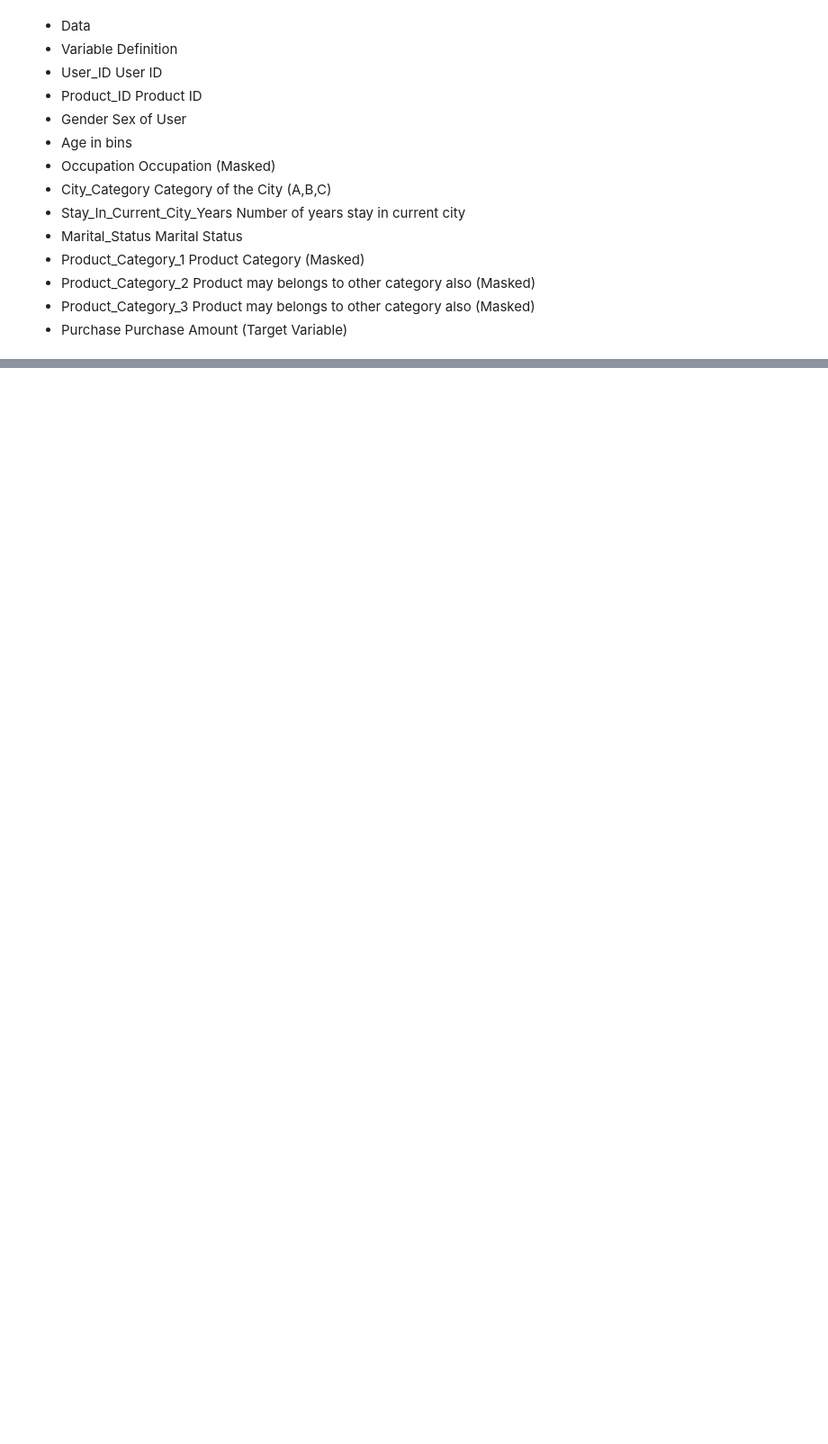
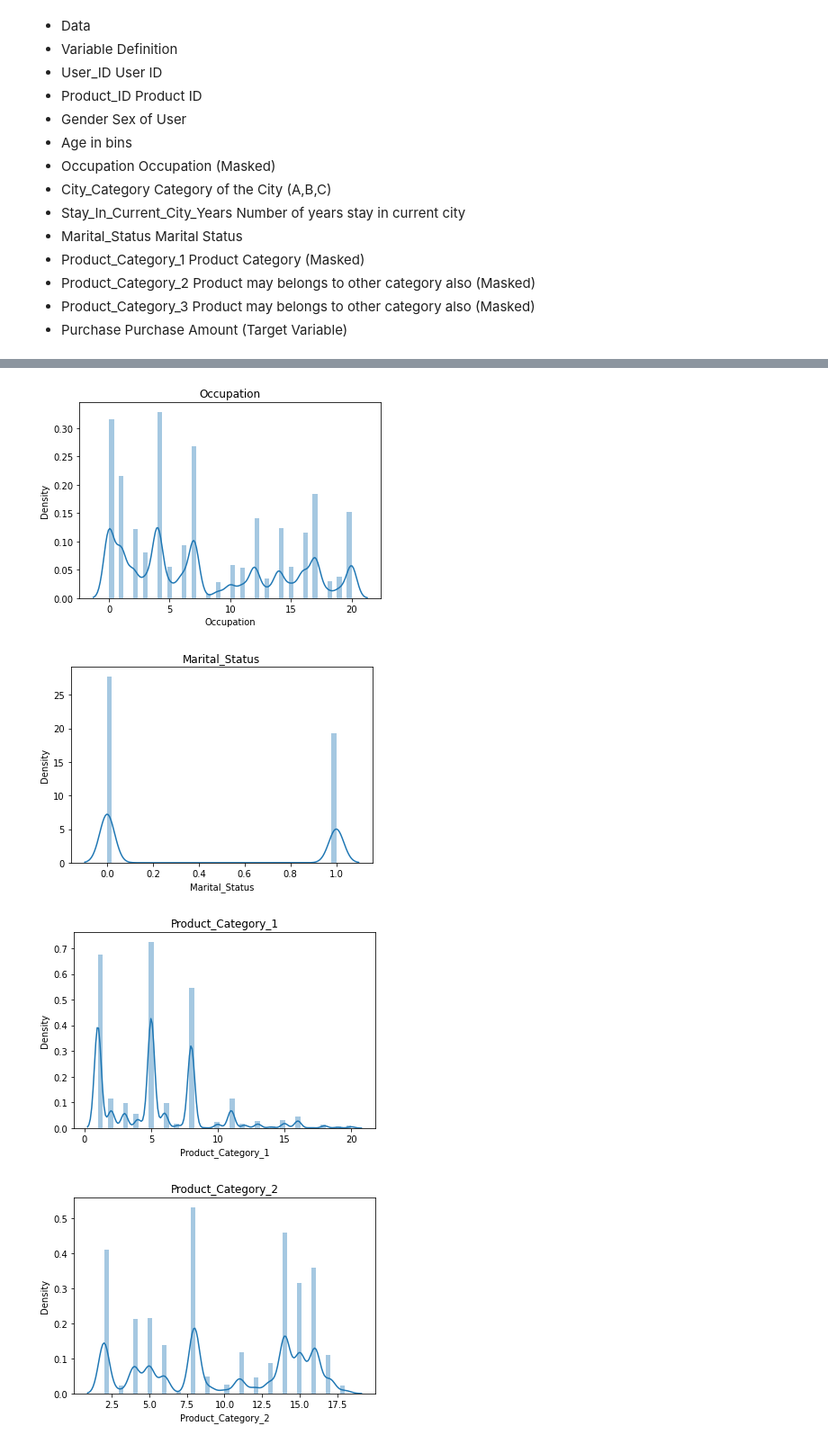
Before and after one commit to Satwikram/Exploratory-data-analysis, a Jupyter notebook: Black Friday/Black Friday.ipynb, the cells around one changed output, grey strips where cells are left out. Shown at 90% size. Drawn from its saved outputs; the diff is of its cells as text; code cells hidden in the pictures; blank space fills up the shorter version.

```diff
--- a/Black Friday/Black Friday.ipynb
+++ b/Black Friday/Black Friday.ipynb
@@ -176,0 +255,13 @@ dataset.head()
+# %%
+for column in df.columns:
+  try:
+    sns.distplot(df[column], hist=True)
+    plt.title(column)
+    plt.show()
+  except:
+    pass
+# %% [output]
+[figure, added]
+[figure, added]
+[figure, added]
+[figure, added]
```
Also changed, not shown: parts of 113 cells of this notebook.
